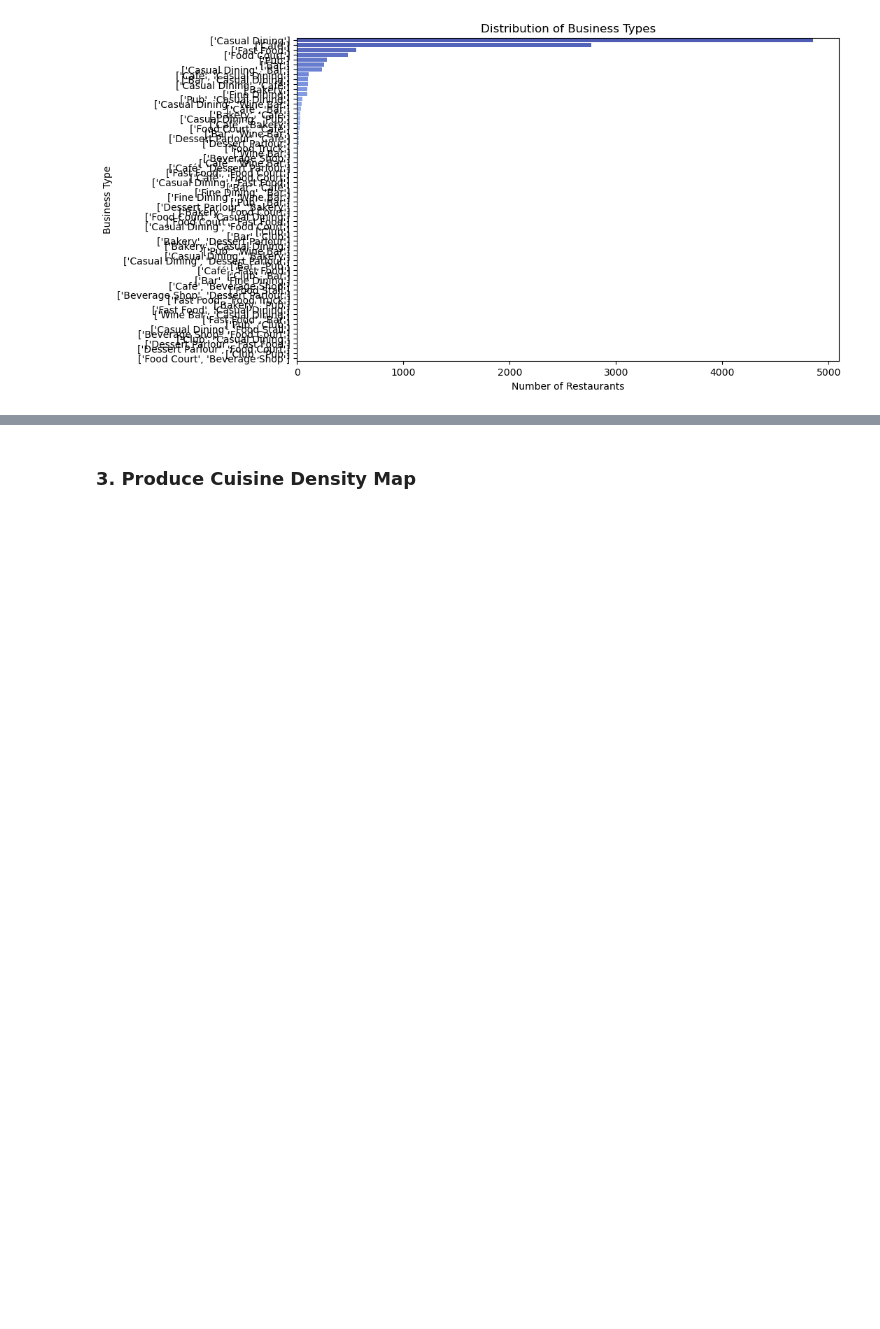
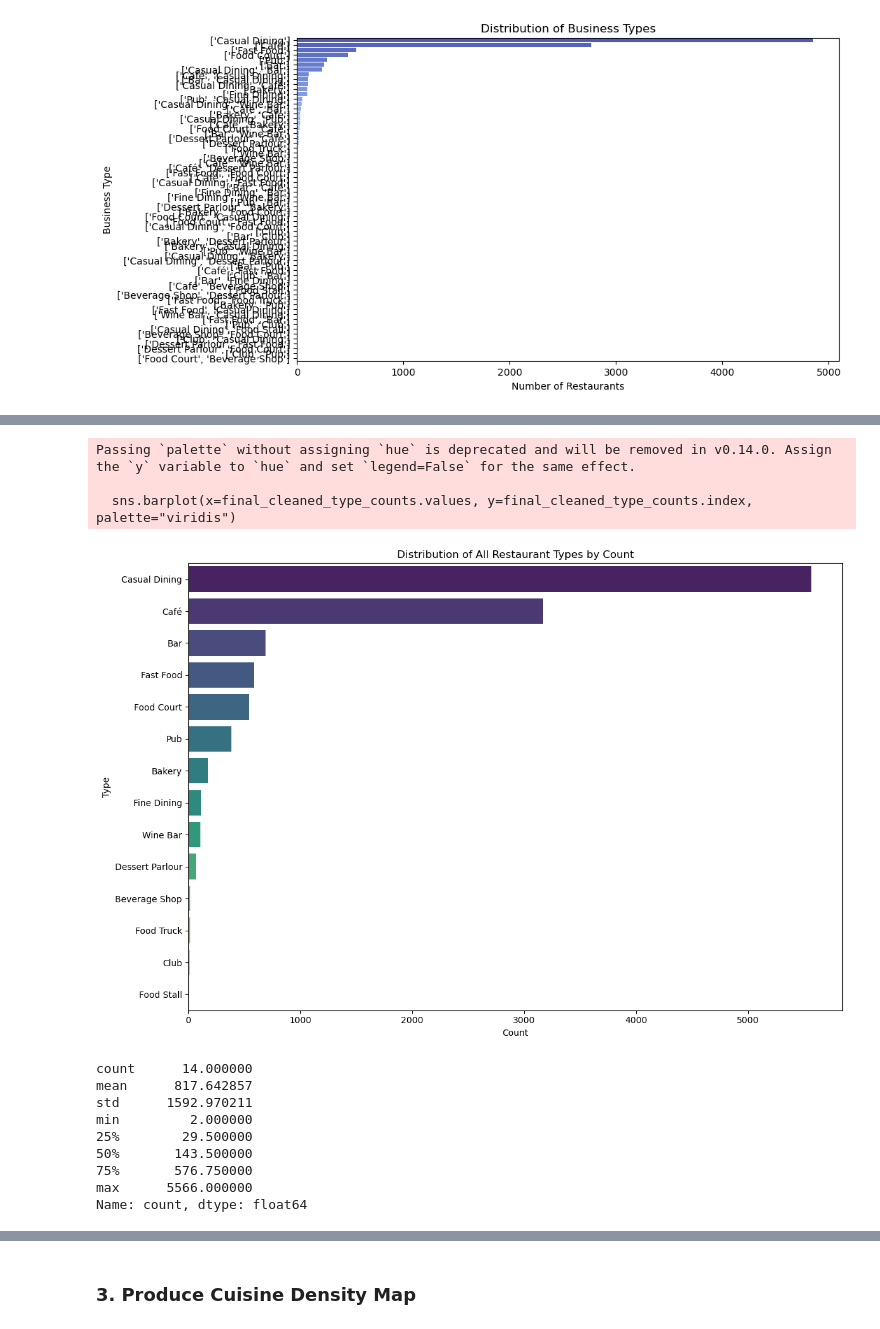
Before and after one commit to bbhattarai127/dsts-assignment-1, a Jupyter notebook: part-a.ipynb, the cells around one changed output, grey strips where cells are left out. Drawn from its saved outputs; the diff is of its cells as text; code cells hidden in the pictures; blank space fills up the shorter version.

```diff
--- a/part-a.ipynb
+++ b/part-a.ipynb
@@ -212,0 +244,14 @@ These insights will help guide further analysis and predictive modeling tasks.
+# %%
+# Let's ensure we remove all instances of brackets [] properly and clean the data as requested.
+
+# Remove brackets [] and quotes, and split the 'type' column
+zomato_type_cleaned = zomato_df['type'].explode().str.replace(r'[\[\]\']', '', regex=True).str.split(', ')
+
+# Explode the list into individual entries and strip any remaining leading/trailing spaces
+zomato_type_cleaned = zomato_type_cleaned.explode().str.strip()
+
+# Count occurrences of each type after cleaning
+final_cleaned_type_counts = zomato_type_cleaned.value_counts()
+
+# Display the cleaned and final counts
+final_cleaned_type_counts.head(20)  # Show the top counts after the full cleanup
@@ -212,0 +275,31 @@ These insights will help guide further analysis and predictive modeling tasks.
+# %%
+# Now let's perform the exploratory analysis for all the restaurant types, not just the top 20.
+
+# Plot the distribution of all restaurant types
+plt.figure(figsize=(12,8))
+sns.barplot(x=final_cleaned_type_counts.values, y=final_cleaned_type_counts.index, palette="viridis")
+plt.title("Distribution of All Restaurant Types by Count")
+plt.xlabel("Count")
+plt.ylabel("Type")
+plt.tight_layout()
+plt.show()
+
+# Descriptive statistics for all restaurant types
+type_stats_all = final_cleaned_type_counts.describe()
+
+# Display descriptive statistics for all restaurant types
+type_stats_all
+# %% [output]
+Passing `palette` without assigning `hue` is deprecated and will be removed in v0.14.0. Assign the `y` variable to `hue` and set `legend=False` for the same effect.
+
+  sns.barplot(x=final_cleaned_type_counts.values, y=final_cleaned_type_counts.index, palette="viridis")
+[figure, added]
+count      14.000000
+mean      817.642857
+std      1592.970211
+min         2.000000
+25%        29.500000
+50%       143.500000
+75%       576.750000
+max      5566.000000
+Name: count, dtype: float64
```
Also changed, not shown: parts of 25 cells of this notebook, 4 other files.
